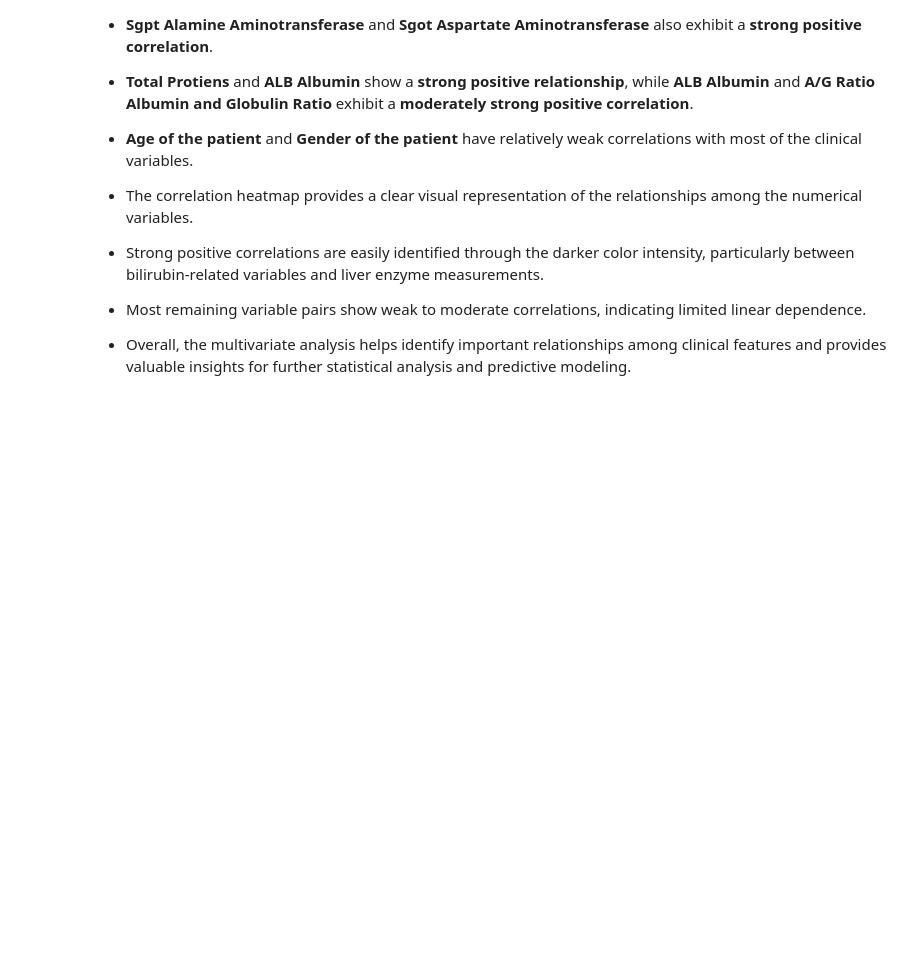
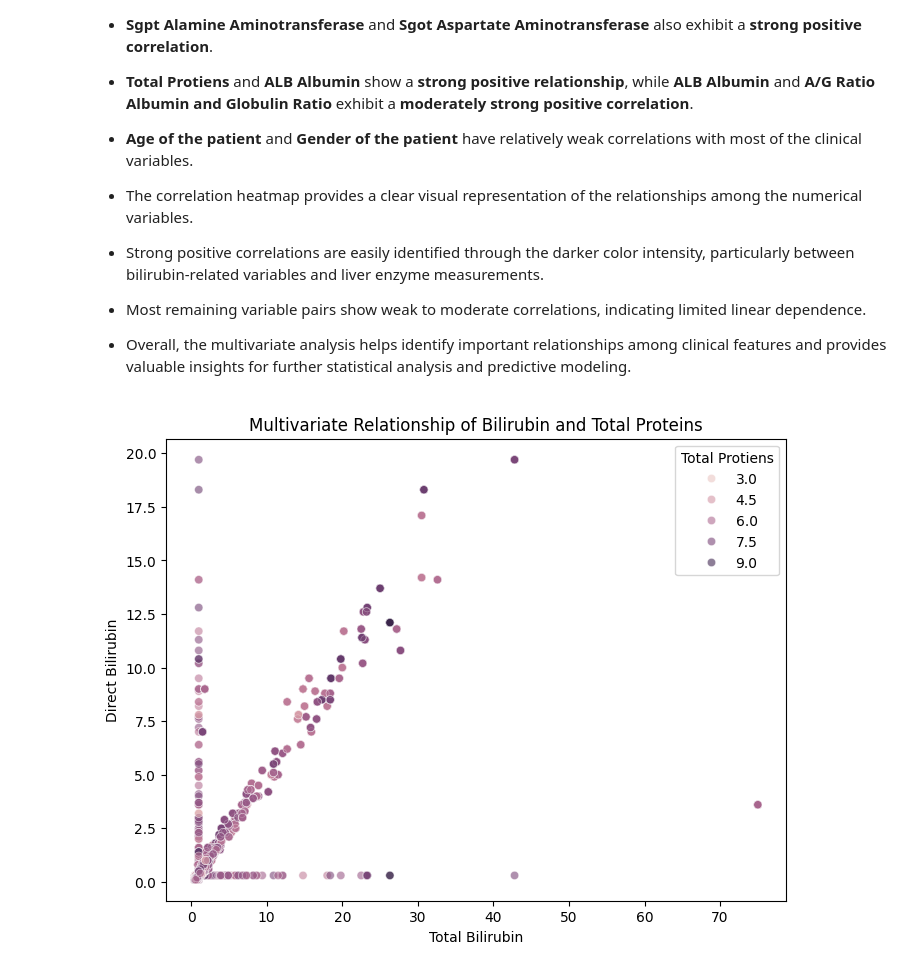
Before and after one commit to yashraj31102003/Yash-Raj, a Jupyter notebook: EDA_Phase1_Yash_Raj_23BDS0142.ipynb, the cells around one changed output. Cells and saved outputs as stored; diff of their text form; code cells hidden in the pictures; blank space fills up the shorter version.

```diff
--- a/EDA_Phase1_Yash_Raj_23BDS0142.ipynb
+++ b/EDA_Phase1_Yash_Raj_23BDS0142.ipynb
@@ -281,3 +281,16 @@ Missing Values in Each Column:
 | A/G Ratio Albumin and Globulin Ratio | 559 |
 | Result | 0 |
 dtype: int64
+# %%
+numerical_columns = df.select_dtypes(include=['float64', 'int64']).columns
+
+for column in numerical_columns:
+    if column != 'Result':
+        df[column] = df[column].fillna(df[column].median())
+
+df['Gender of the patient'] = df['Gender of the patient'].fillna(
+    df['Gender of the patient'].mode()[0]
+)
+
+print("Missing values after handling:")
+print(df.isnull().sum())
@@ -695,3 +722,21 @@ plt.show()
 - Strong positive correlations are easily identified through the darker color intensity, particularly between bilirubin-related variables and liver enzyme measurements.
 - Most remaining variable pairs show weak to moderate correlations, indicating limited linear dependence.
 - Overall, the multivariate analysis helps identify important relationships among clinical features and provides valuable insights for further statistical analysis and predictive modeling.
+# %%
+plt.figure(figsize=(8,6))
+
+sns.scatterplot(
+    x="Total Bilirubin",
+    y="Direct Bilirubin",
+    hue="Total Protiens",
+    data=df,
+    alpha=0.6
+)
+
+plt.title("Multivariate Relationship of Bilirubin and Total Proteins")
+plt.xlabel("Total Bilirubin")
+plt.ylabel("Direct Bilirubin")
+
+plt.show()
+# %% [output]
+[figure, added]
```
Also changed, not shown: parts of 5 cells of this notebook.
